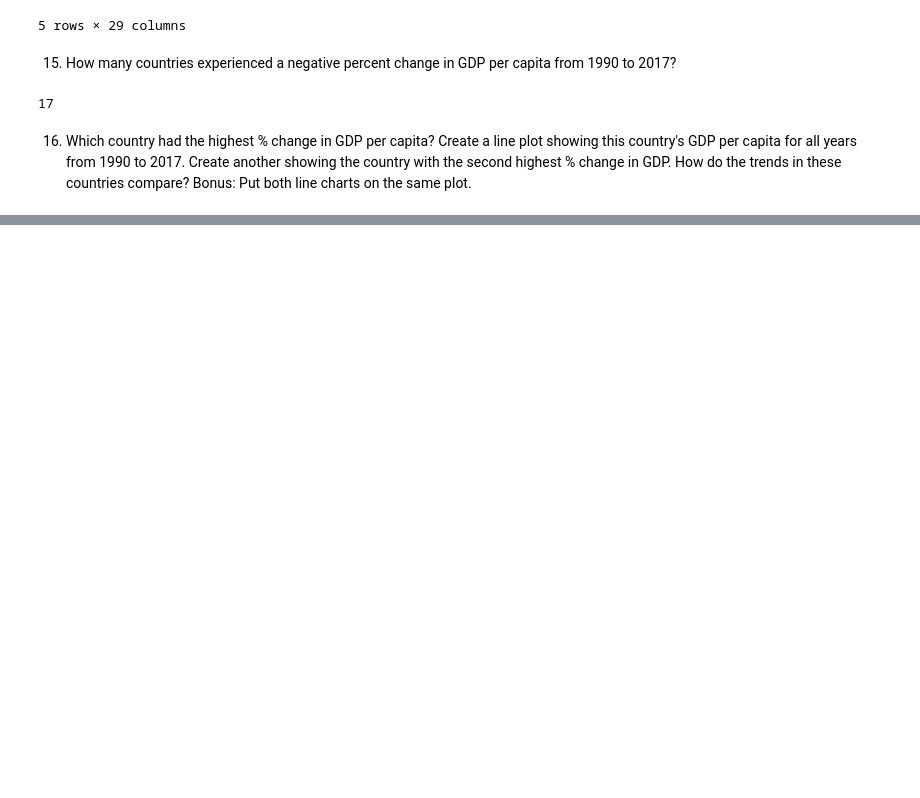
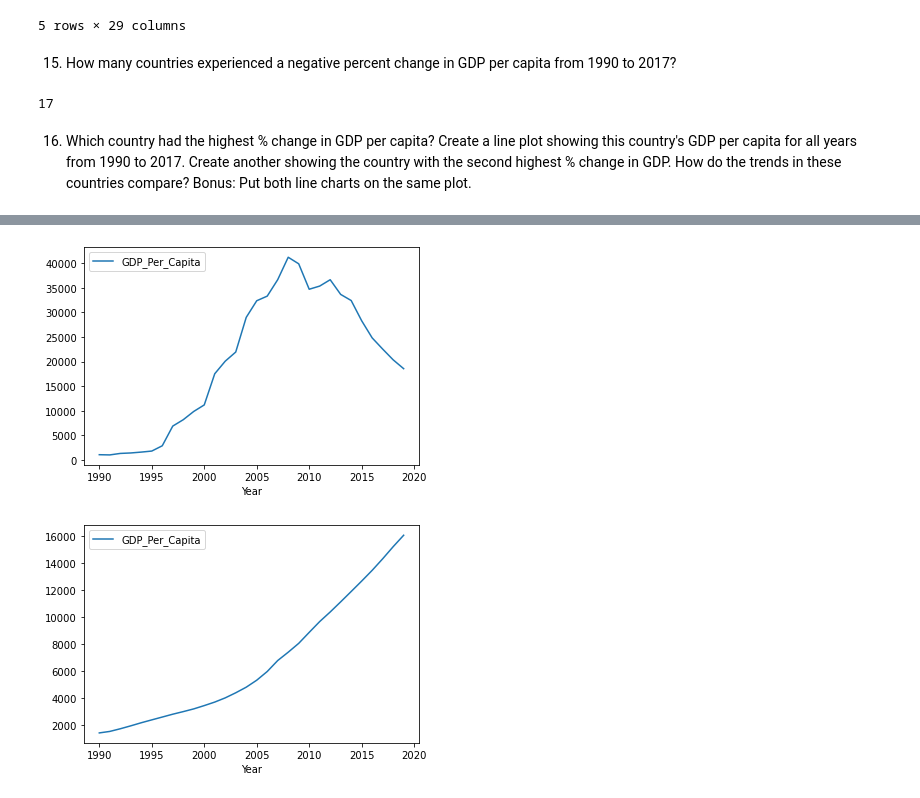
Before and after one commit to nss-data-science-cohort-6/un_data_question-essetetsahai, a Jupyter notebook: notebooks/UN_Data_Exploration.ipynb, the cells around one changed output, grey strips where cells are left out. Cells and saved outputs as stored; diff of their text form; code cells hidden in the pictures; blank space fills up the shorter version.

```diff
--- a/notebooks/UN_Data_Exploration.ipynb
+++ b/notebooks/UN_Data_Exploration.ipynb
@@ -266,0 +303,5 @@ neg_percent_chg.shape[0]
+# %%
+gdp_piv_sorted_ind = gdp_piv_sorted.reset_index()
+# %%
+highest_chg_country = gdp_piv_sorted_ind['Country'][0]
+highest_chg_country
@@ -266,0 +310,3 @@ neg_percent_chg.shape[0]
+# %%
+scd_highest_chg_country = gdp_piv_sorted_ind['Country'][1]
+scd_highest_chg_country
@@ -266,0 +326,14 @@ neg_percent_chg.shape[0]
+# %%
+#Subset rows from gdp_df
+country_1 = gdp_df[gdp_df['Country'] == highest_chg_country]
+country_2 = gdp_df[gdp_df['Country'] == scd_highest_chg_country]
+# %%
+country_1.plot(x = 'Year', y = 'GDP_Per_Capita', kind = 'line')
+country_2.plot(x = 'Year', y = 'GDP_Per_Capita', kind = 'line')
+
+plt.plot
+
+plt.show()
+# %% [output]
+[figure, added]
+[figure, added]
```
Also changed, not shown: parts of 12 cells of this notebook.
